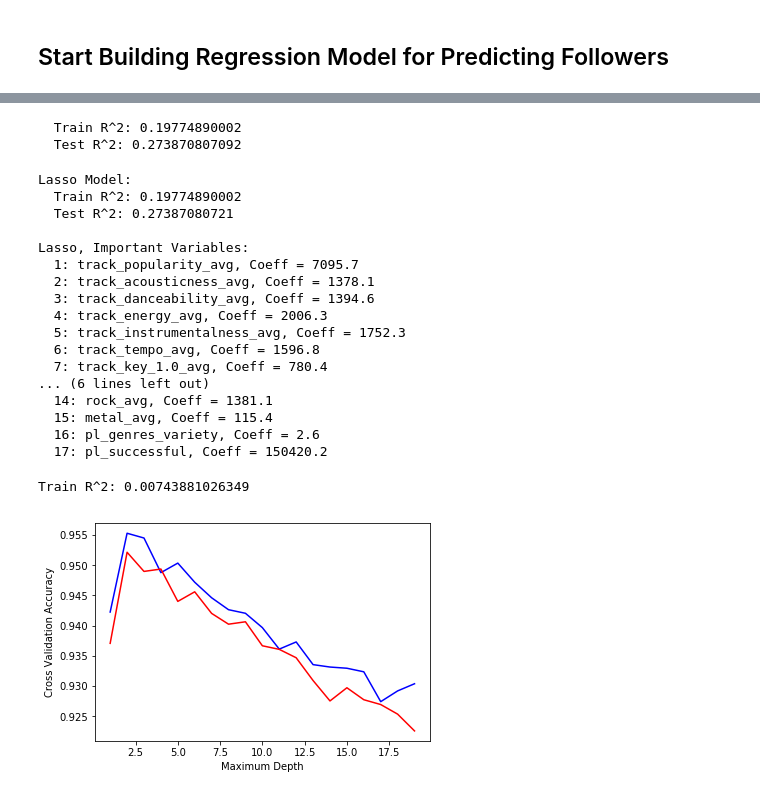
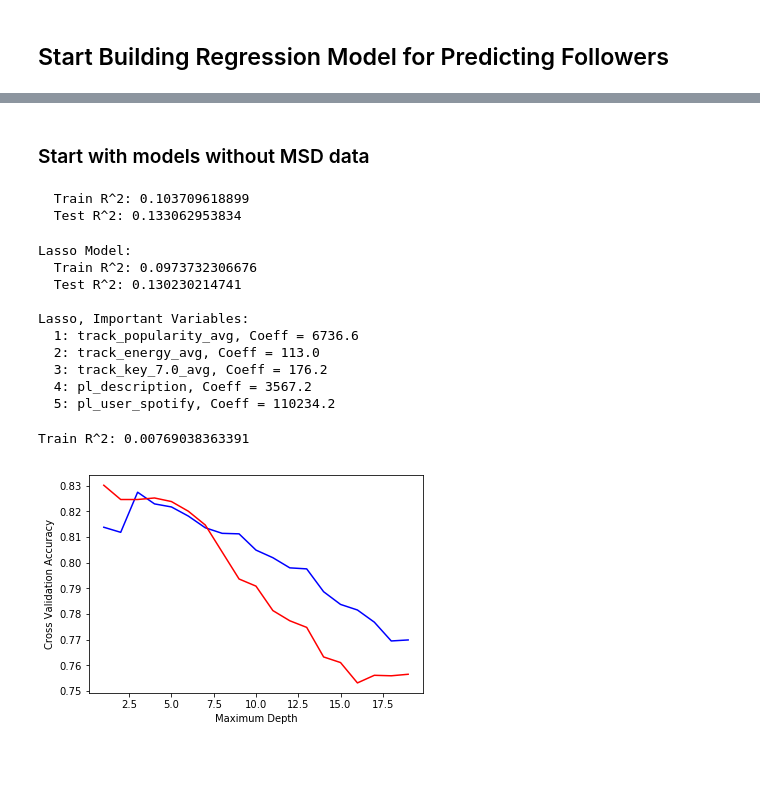
Before and after one commit to dhnightingale/webpage_spotify, a Jupyter notebook: notebooks/Spotify Data Analysis.ipynb, the cells around one changed output, grey strips where cells are left out. Cells and saved outputs as stored; diff of their text form; code cells hidden in the pictures; blank space fills up the shorter version.

```diff
--- a/notebooks/Spotify Data Analysis.ipynb
+++ b/notebooks/Spotify Data Analysis.ipynb
@@ -349,6 +354,6 @@ Top 5% of playlists have 3325 followers or more
 # %%
-# drop missing; few playlists
-playlist_data = playlist_data.dropna(how = 'any')
+# drop missing (for any variables except from MSD dataset); few playlists
+playlist_data = playlist_data.dropna(subset=['pl_age','track_days_avg'], how = 'any')
 # %%
 playlist_data.head()
 # %% [output]
@@ -489,7 +494,10 @@ print("Train Shape:", train.shape)
 print("Test Shape:", test.shape)
 
 # Standardize Continuous Predictors
-col_stand = np.concatenate((train.columns[2:30], train.columns[33:45]))
+col_stand = np.concatenate((train.columns[2:30], train.columns[33:48]))
+mean = train[col_stand].mean() # save for later
+std = train[col_stand].std() # save for later
+
 test[col_stand] = (test[col_stand] - train[col_stand].mean()) / train[col_stand].std()
 train[col_stand] = (train[col_stand] - train[col_stand].mean()) / train[col_stand].std()
 
@@ -507,8 +515,10 @@ Test Shape: (5036, 47)
+# %% [markdown]
+### Start with models without MSD data
 # %%
 # Try a basic linear regression
 
 # create datasets
-x_var = train.columns[2:]
+x_var = np.concatenate((train.columns[2:44], train.columns[46:-1]))
 x_train = train[x_var].values
 y_train = train["followers"].values
 
@@ -526,8 +536,8 @@ yhat_test = results.predict(x_test)
 print('  Train R^2:', r2_score(y_train, yhat_train))
 print('  Test R^2:', r2_score(y_test, yhat_test), "\n")
 # %% [output]
-  Train R^2: 0.19774890002
-  Test R^2: 0.273870807092
+  Train R^2: 0.103709618899
+  Test R^2: 0.133062953834
 # %%
 ### Use lasso (with cross-validation) to determine which variables are important to our model (and which ones aren't)
 
@@ -539,7 +549,7 @@ for i in np.arange(start=-5, stop=30):
 lambdas = np.array(lambda_val).tolist()
 
 # create datasets
-x_var = train.columns[2:]
+x_var = np.concatenate((train.columns[2:44], train.columns[46:-1]))
 x_train = train[x_var].values
 y_train = train["followers"].values
 x_test = test[x_var].values
@@ -576,27 +586,20 @@ for i, var in enumerate(important_var):
 #     print("{}: Coef = {}".format(x, results.coef_[i]))
 # %% [output]
 Lasso Model:
-  Train R^2: 0.19774890002
-  Test R^2: 0.27387080721
+  Train R^2: 0.0973732306676
+  Test R^2: 0.130230214741
 
 Lasso, Important Variables:
-  1: track_popularity_avg, Coeff = 7095.7
-  2: track_acousticness_avg, Coeff = 1378.1
-  3: track_danceability_avg, Coeff = 1394.6
-  4: track_energy_avg, Coeff = 2006.3
-  5: track_instrumentalness_avg, Coeff = 1752.3
-  6: track_tempo_avg, Coeff = 1596.8
-  7: track_key_1.0_avg, Coeff = 780.4
-... (6 lines left out)
-  14: rock_avg, Coeff = 1381.1
-  15: metal_avg, Coeff = 115.4
-  16: pl_genres_variety, Coeff = 2.6
-  17: pl_successful, Coeff = 150420.2
+  1: track_popularity_avg, Coeff = 6736.6
+  2: track_energy_avg, Coeff = 113.0
+  3: track_key_7.0_avg, Coeff = 176.2
+  4: pl_description, Coeff = 3567.2
+  5: pl_user_spotify, Coeff = 110234.2
 # %%
 # predictor selection using PCA dimension reduction and k-fold cross validation
 
 # create datasets
-x_var = train.columns[2:]
+x_var = np.concatenate((train.columns[2:44], train.columns[46:-1]))
 x_train = train[x_var].values
 y_train = train["followers"].values
 x_test = test[x_var].values
@@ -649,42 +652,47 @@ regression_model = LinearRegression(fit_intercept=True)
 results = regression_model.fit(X_train, y_train)
 
 yhat_train = results.predict(X_train)
-# yhat_test = results.predict(X_test)
 
 # The R^2 values
 print('Train R^2:', r2_score(y_train, yhat_train))
-# print('Test R^2:', r2_score(y_test, yhat_test), "\n")
 # %% [output]
-Train R^2: 0.00743881026349
+Train R^2: 0.00769038363391
 # %%
 # create a model that, given a playlist, predicts the probability that the playlist will be "successful"
 
-# find which depth works best
+# find which depth works best / get a sense of how decision trees perform
 # originate empty list, minimum depth, and maximum depth
 tr_scores = []
 te_scores = []
 min_dep, max_dep = 1, 20
 tree_depths = np.arange(min_dep, max_dep)
+
+# create datasets
+x_var = np.concatenate((train.columns[2:44], train.columns[46:-1]))
+x_train = train[x_var].values
+y_train = train['pl_successful'].values
+x_test = test[x_var].values
+y_test = test['pl_successful'].values
 
 # iterate through the range of minimum to maximum depths
 for i in tree_depths:
 
     # initialize decision tree model, fit to train data
     dtree = DecisionTreeClassifier(max_depth=i).fit(x_train, y_train)
 
     # perform 5-fold cross validation, record average scores
     scores = cross_val_score(estimator=dtree, X=x_train, y=y_train, cv=5, n_jobs=-1)
     tr_scores.append((i,scores.mean()))
     scores = cross_val_score(estimator=dtree, X=x_test, y=y_test, cv=5, n_jobs=-1)
     te_scores.append((i,scores.mean()))
 
 # plot the accuracy for each tested depth
 plt.plot(np.array(tr_scores)[:,0], np.array(tr_scores)[:,1], 'b-')
 plt.plot(np.array(te_scores)[:,0], np.array(te_scores)[:,1], 'r-')
 plt.ylabel("Cross Validation Accuracy")
 plt.xlabel("Maximum Depth")
 plt.show()
 # %% [output]
-[figure, old version]
+[figure, new version]
 # %%
 # create datasets
```
Also changed, not shown: parts of 30 cells of this notebook, 10 other files.
